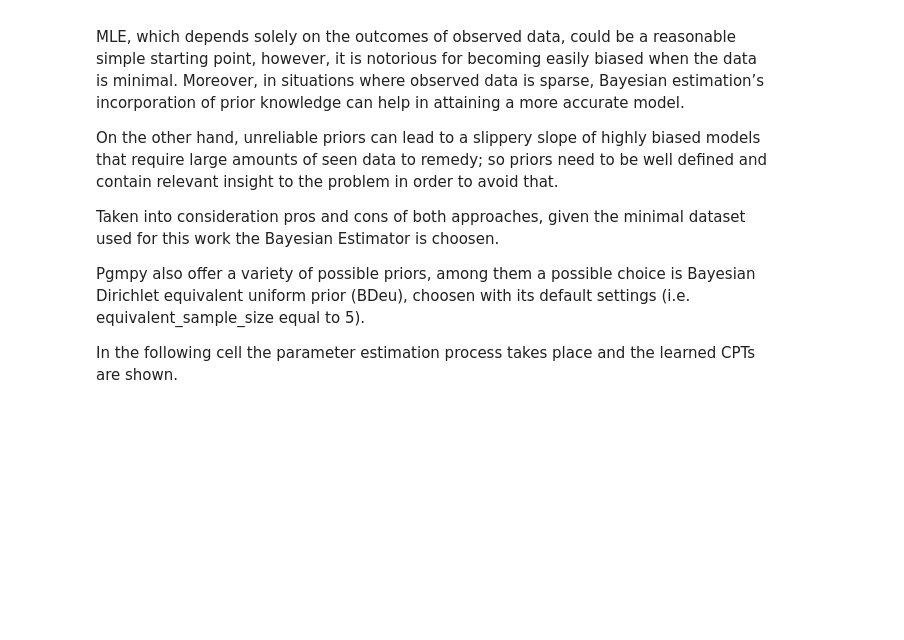
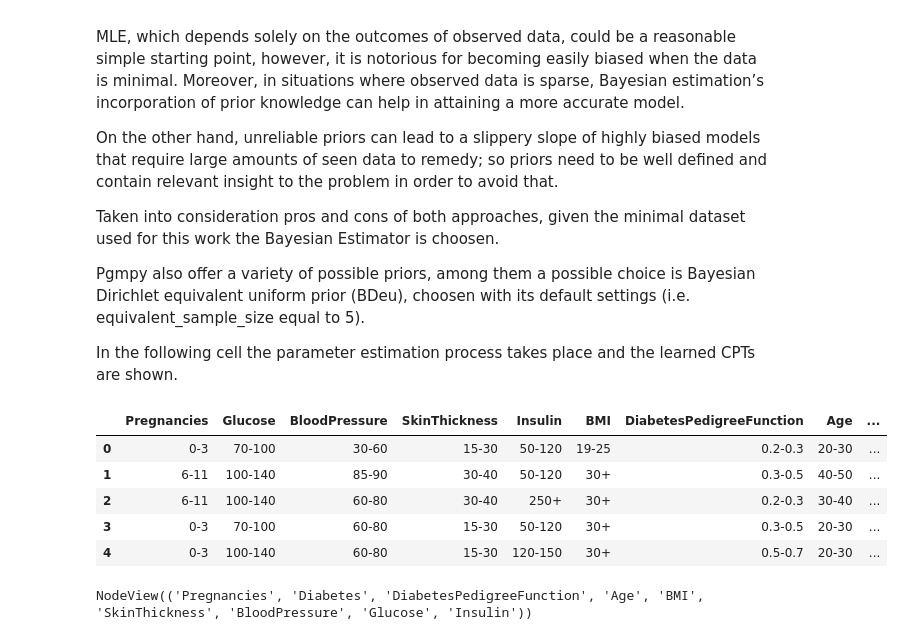
Before and after one commit to LucaZucchini97/Project_Venieri_Zucchini, a Jupyter notebook: FAIKR3_project_Venieri_Zucchini.ipynb, the cells around one changed output. Drawn from its saved outputs; the diff is of its cells as text; code cells hidden in the pictures; blank space fills up the shorter version.

Commit message:
pgmpy model created

```diff
--- a/FAIKR3_project_Venieri_Zucchini.ipynb
+++ b/FAIKR3_project_Venieri_Zucchini.ipynb
@@ -411,0 +645,13 @@ In the following cell the parameter estimation process takes place and the learn
+# %%
+df_bin.head()
+# %% [output]
+|  | Pregnancies | Glucose | BloodPressure | SkinThickness | Insulin | BMI | DiabetesPedigreeFunction | Age | ... |
+| 0 | 0-3 | 70-100 | 30-60 | 15-30 | 50-120 | 19-25 | 0.2-0.3 | 20-30 | ... |
+| 1 | 6-11 | 100-140 | 85-90 | 30-40 | 50-120 | 30+ | 0.3-0.5 | 40-50 | ... |
+| 2 | 6-11 | 100-140 | 60-80 | 30-40 | 250+ | 30+ | 0.2-0.3 | 30-40 | ... |
+| 3 | 0-3 | 70-100 | 60-80 | 15-30 | 50-120 | 30+ | 0.3-0.5 | 20-30 | ... |
+| 4 | 0-3 | 100-140 | 60-80 | 15-30 | 120-150 | 30+ | 0.5-0.7 | 20-30 | ... |
+# %%
+model.nodes()
+# %% [output]
+NodeView(('Pregnancies', 'Diabetes', 'DiabetesPedigreeFunction', 'Age', 'BMI', 'SkinThickness', 'BloodPressure', 'Glucose', 'Insulin'))
```
Also changed, not shown: parts of 47 cells of this notebook.
